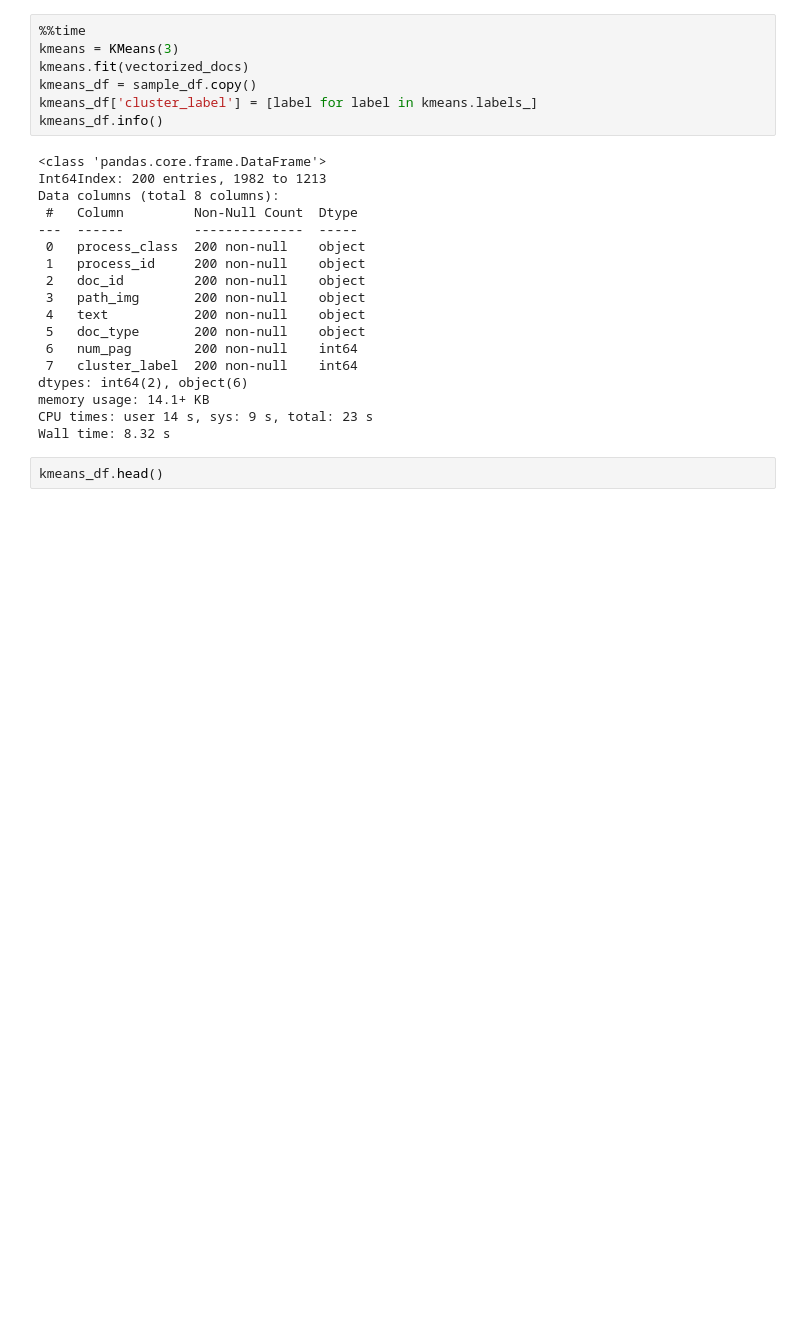
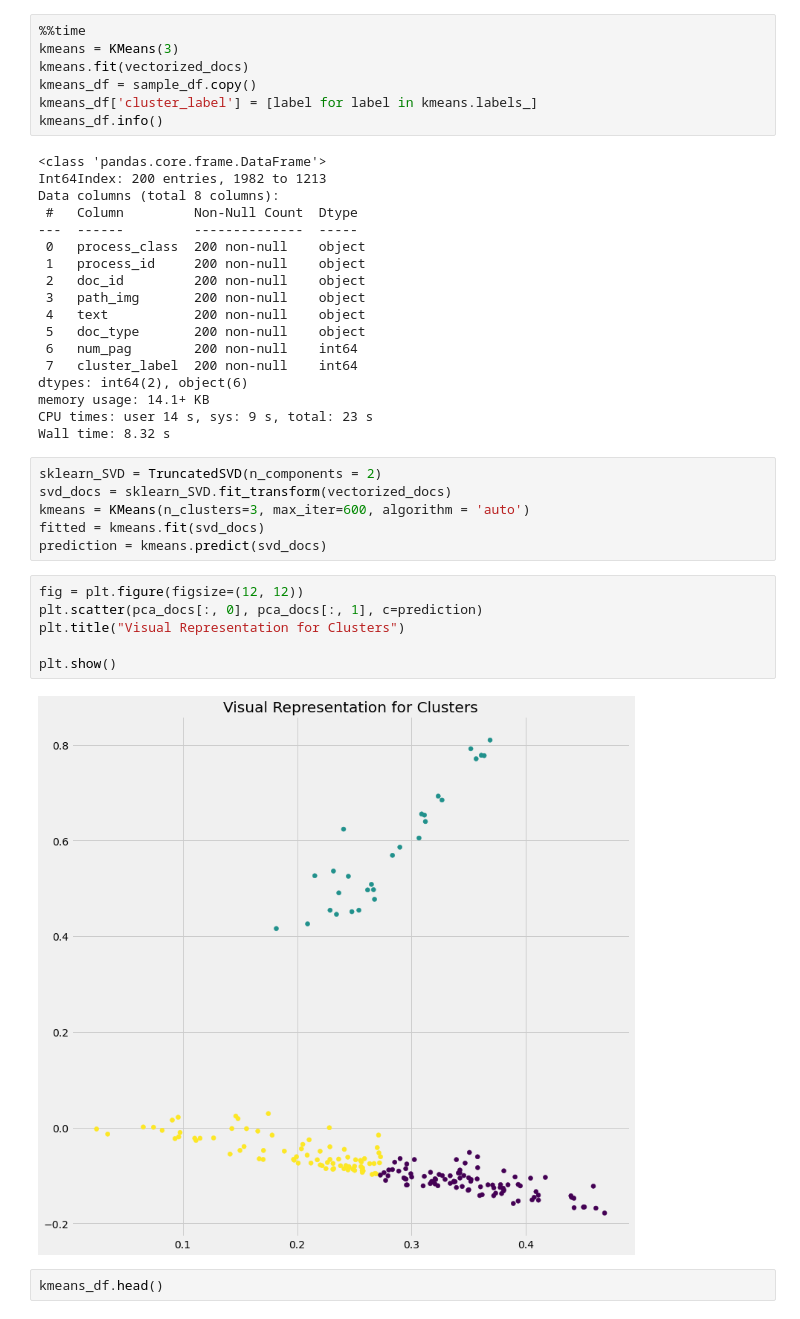
Before and after one commit to thiagolrpinho/perfomance_validation_distributed, a Jupyter notebook: clustering/main.ipynb, the cells around one changed output. Saved outputs shown, nothing was run; the diff lists cells and outputs as text; blank space fills up the shorter version.

Commit message:
:sparkles: add: visualizing  clusters and their distances

```diff
--- a/clustering/main.ipynb
+++ b/clustering/main.ipynb
@@ -157,6 +158,20 @@ dtypes: int64(2), object(6)
 memory usage: 14.1+ KB
 CPU times: user 14 s, sys: 9 s, total: 23 s
 Wall time: 8.32 s
+# %%
+sklearn_SVD = TruncatedSVD(n_components = 2)
+svd_docs = sklearn_SVD.fit_transform(vectorized_docs)
+kmeans = KMeans(n_clusters=3, max_iter=600, algorithm = 'auto')
+fitted = kmeans.fit(svd_docs)
+prediction = kmeans.predict(svd_docs)
+# %%
+fig = plt.figure(figsize=(12, 12))
+plt.scatter(pca_docs[:, 0], pca_docs[:, 1], c=prediction)
+plt.title("Visual Representation for Clusters")
+
+plt.show()
+# %% [output]
+[figure, added]
 # %%
 kmeans_df.head()
 # %% [output]
```
Also changed, not shown: parts of 1 cell of this notebook.
